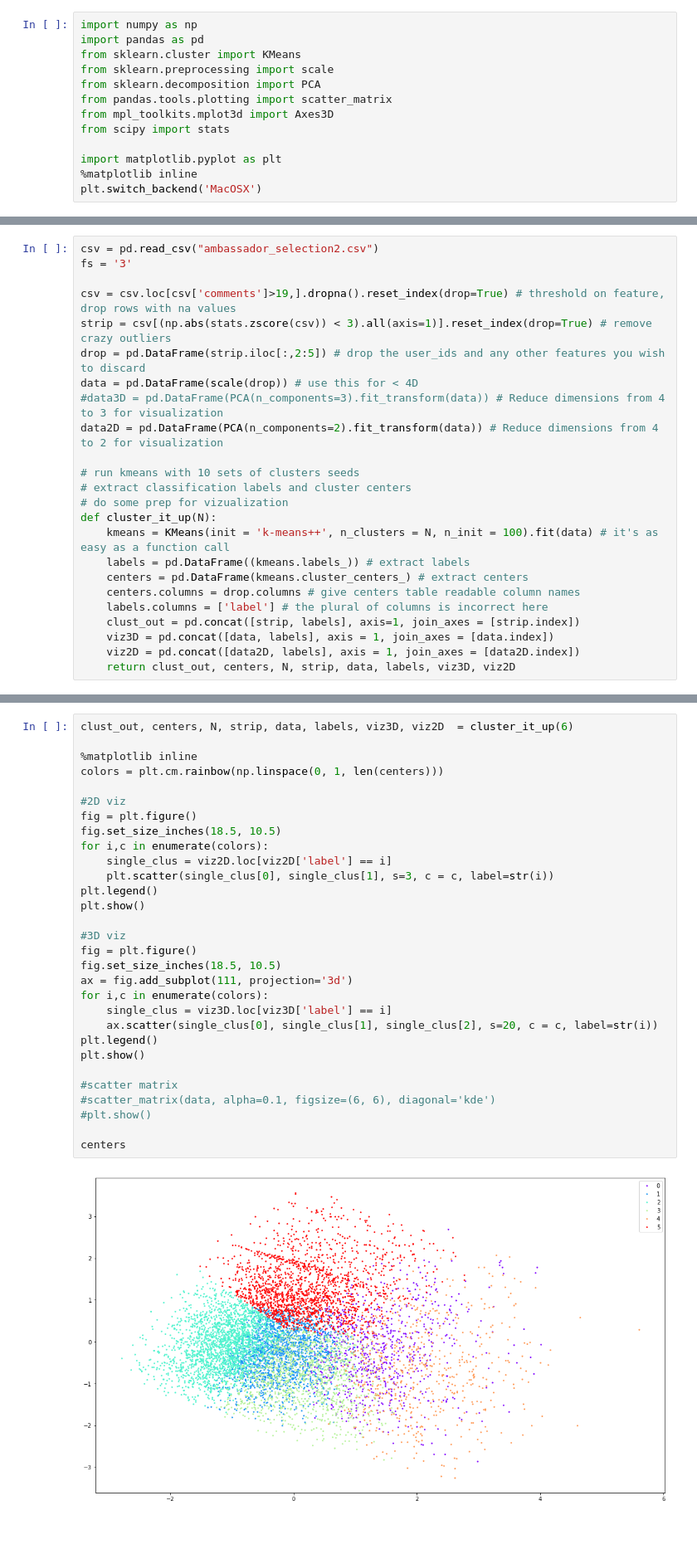
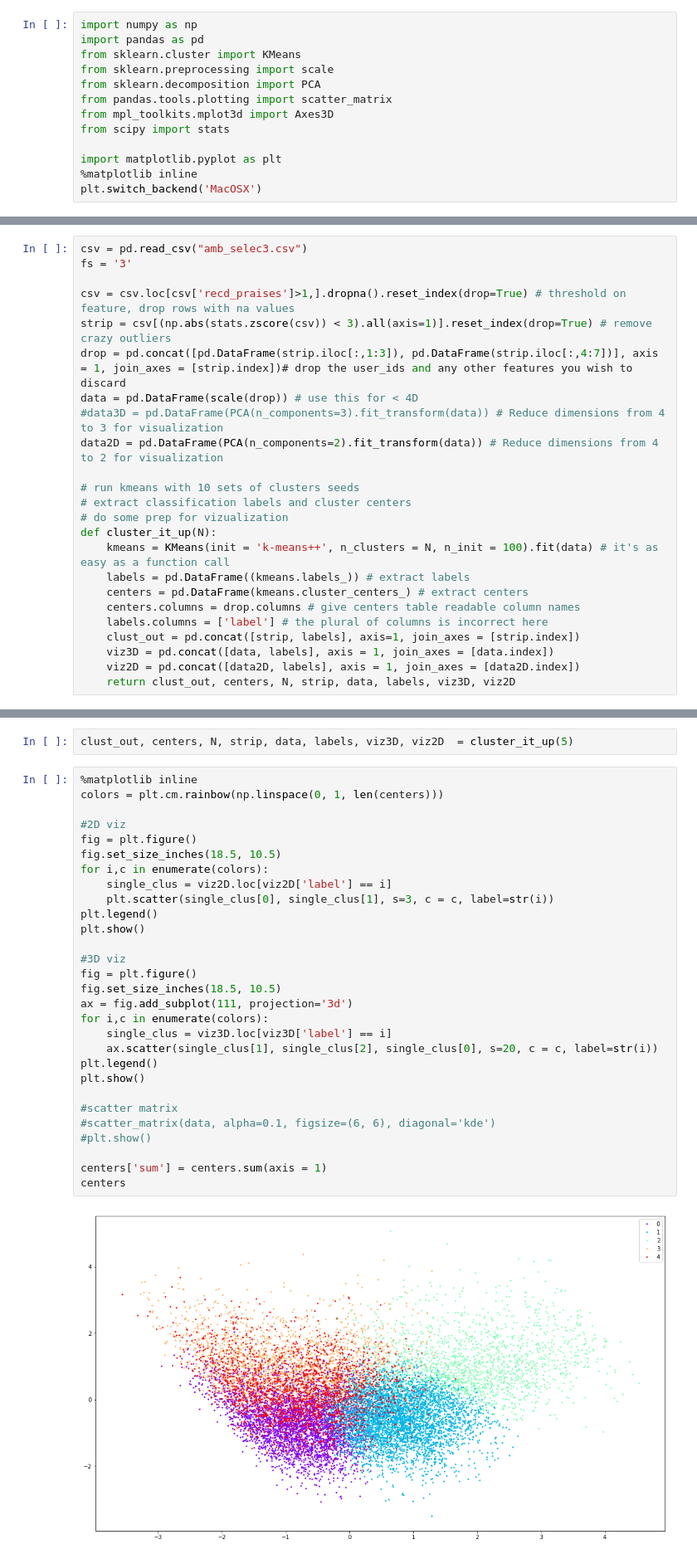
Before and after one commit to jharris1679/persona_clustering, a Jupyter notebook: amb_selec.ipynb, the cells around one changed output, grey strips where cells are left out. Shown at 83% size. Saved outputs shown, nothing was run; the diff lists cells and outputs as text; blank space fills up the shorter version.

```diff
--- a/amb_selec.ipynb
+++ b/amb_selec.ipynb
@@ -33,10 +21,10 @@ plt.switch_backend('MacOSX')
 # %%
-csv = pd.read_csv("ambassador_selection2.csv")
+csv = pd.read_csv("amb_selec3.csv")
 fs = '3'
 
-csv = csv.loc[csv['comments']>19,].dropna().reset_index(drop=True) # threshold on feature, drop rows with na values
+csv = csv.loc[csv['recd_praises']>1,].dropna().reset_index(drop=True) # threshold on feature, drop rows with na values
 strip = csv[(np.abs(stats.zscore(csv)) < 3).all(axis=1)].reset_index(drop=True) # remove crazy outliers
-drop = pd.DataFrame(strip.iloc[:,2:5]) # drop the user_ids and any other features you wish to discard
+drop = pd.concat([pd.DataFrame(strip.iloc[:,1:3]), pd.DataFrame(strip.iloc[:,4:7])], axis = 1, join_axes = [strip.index])# drop the user_ids and any other features you wish to discard
 data = pd.DataFrame(scale(drop)) # use this for < 4D
 #data3D = pd.DataFrame(PCA(n_components=3).fit_transform(data)) # Reduce dimensions from 4 to 3 for visualization
 data2D = pd.DataFrame(PCA(n_components=2).fit_transform(data)) # Reduce dimensions from 4 to 2 for visualization
@@ -59,32 +47,33 @@ clust_out.to_csv('~/Google Drive/ambassador_selection/' + str(N) + '_clus_fs' +
+# %%
+clust_out, centers, N, strip, data, labels, viz3D, viz2D  = cluster_it_up(5)
 # %%
-clust_out, centers, N, strip, data, labels, viz3D, viz2D  = cluster_it_up(6)
-
 %matplotlib inline
 colors = plt.cm.rainbow(np.linspace(0, 1, len(centers)))
 
 #2D viz
 fig = plt.figure()
 fig.set_size_inches(18.5, 10.5)
 for i,c in enumerate(colors):
     single_clus = viz2D.loc[viz2D['label'] == i]
     plt.scatter(single_clus[0], single_clus[1], s=3, c = c, label=str(i))
 plt.legend()
 plt.show()
 
 #3D viz
 fig = plt.figure()
 fig.set_size_inches(18.5, 10.5)
 ax = fig.add_subplot(111, projection='3d')
 for i,c in enumerate(colors):
     single_clus = viz3D.loc[viz3D['label'] == i]
-    ax.scatter(single_clus[0], single_clus[1], single_clus[2], s=20, c = c, label=str(i))
+    ax.scatter(single_clus[1], single_clus[2], single_clus[0], s=20, c = c, label=str(i))
 plt.legend()
 plt.show()
 
 #scatter matrix
 #scatter_matrix(data, alpha=0.1, figsize=(6, 6), diagonal='kde')
 #plt.show()
 
+centers['sum'] = centers.sum(axis = 1)
 centers
 # %% [output]
-[figure, old version]
+[figure, new version]
```
Also changed, not shown: parts of 10 cells of this notebook.
